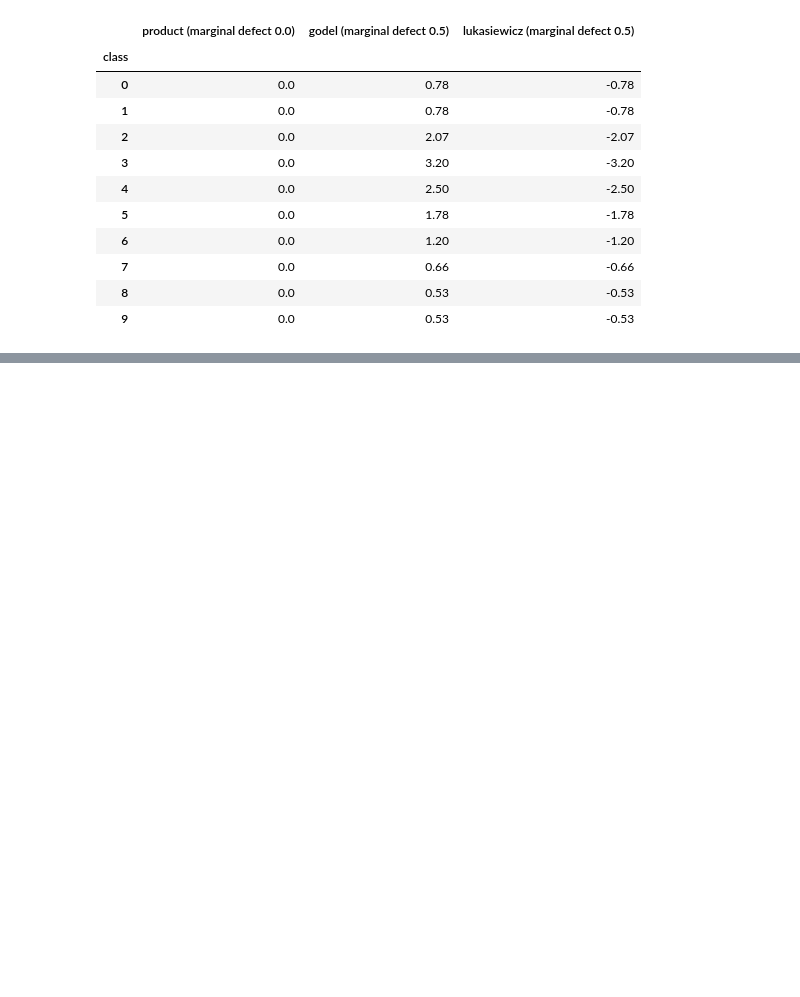
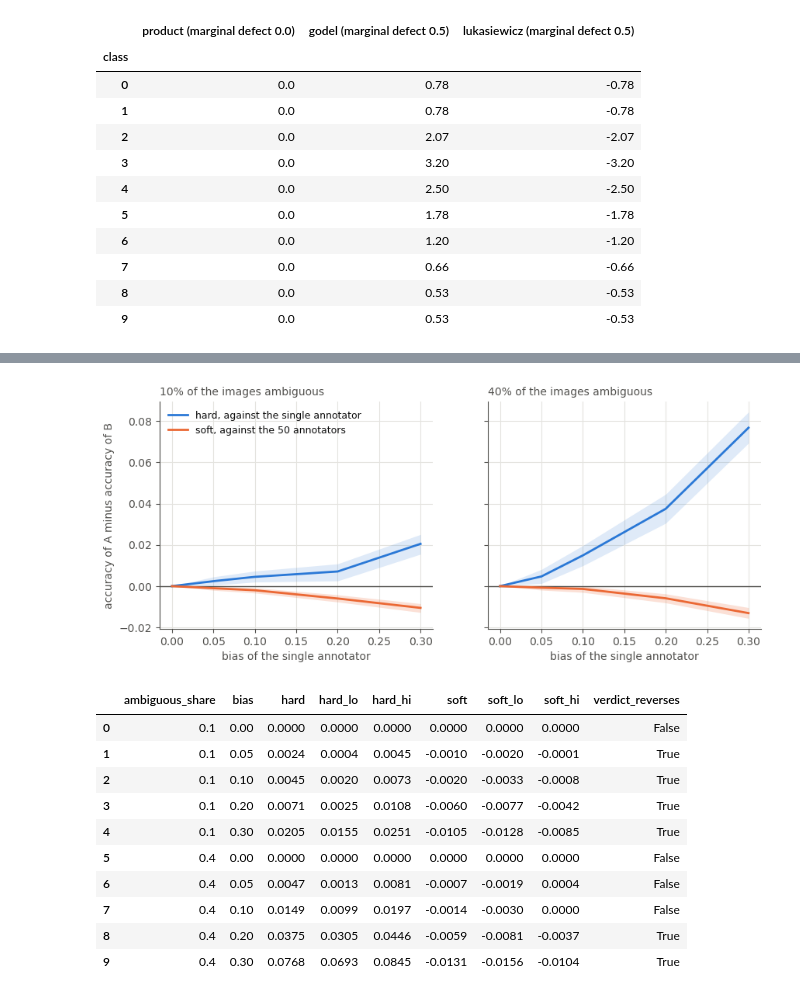
Before and after one commit to rcprati/aggmetrics, a Jupyter notebook: examples/notebooks/08_soft_labels.ipynb, the cells around one changed output, grey strips where cells are left out. Cells and saved outputs as stored; diff of their text form; code cells hidden in the pictures; blank space fills up the shorter version.

```diff
--- a/examples/notebooks/08_soft_labels.ipynb
+++ b/examples/notebooks/08_soft_labels.ipynb
@@ -251,0 +360,39 @@ positives implied by the cells (true positives + false negatives) against the an
+# %%
+biases = [0.0, 0.05, 0.1, 0.2, 0.3]
+sweep_rows = []
+for share in (0.1, 0.4):
+    for b in biases:
+        d_h, d_s, _ = compare(simulate(ambiguous_share=share, bias=b))
+        (hl, hh), (sl, sh) = bootstrap_ci(d_h, B=500), bootstrap_ci(d_s, B=500)
+        sweep_rows.append(dict(ambiguous_share=share, bias=b, hard=d_h.mean(), hard_lo=hl, hard_hi=hh,
+                               soft=d_s.mean(), soft_lo=sl, soft_hi=sh))
+sweep = pd.DataFrame(sweep_rows)
+sweep["verdict_reverses"] = (sweep.hard_lo > 0) & (sweep.soft_hi < 0)
+
+fig, axes = plt.subplots(1, 2, figsize=(10, 3.8), sharey=True)
+for ax, share in zip(axes, (0.1, 0.4)):
+    part = sweep[sweep.ambiguous_share == share]
+    ax.axhline(0, color=INK2, linewidth=1)
+    ax.plot(part.bias, part.hard, color=BLUE, label="hard, against the single annotator")
+    ax.fill_between(part.bias, part.hard_lo, part.hard_hi, color=BLUE, alpha=0.15, linewidth=0)
+    ax.plot(part.bias, part.soft, color=ORANGE, label="soft, against the 50 annotators")
+    ax.fill_between(part.bias, part.soft_lo, part.soft_hi, color=ORANGE, alpha=0.2, linewidth=0)
+    ax.set_title(f"{int(100 * share)}% of the images ambiguous", loc="left", fontsize=10, color=INK2)
+    ax.set_xlabel("bias of the single annotator")
+axes[0].set_ylabel("accuracy of A minus accuracy of B")
+axes[0].legend(frameon=False, loc="upper left", fontsize=9)
+plt.show()
+sweep.round(4)
+# %% [output]
+[figure, added]
+|  | ambiguous_share | bias | hard | hard_lo | hard_hi | soft | soft_lo | soft_hi | verdict_reverses |
+| 0 | 0.1 | 0.00 | 0.0000 | 0.0000 | 0.0000 | 0.0000 | 0.0000 | 0.0000 | False |
+| 1 | 0.1 | 0.05 | 0.0024 | 0.0004 | 0.0045 | -0.0010 | -0.0020 | -0.0001 | True |
+| 2 | 0.1 | 0.10 | 0.0045 | 0.0020 | 0.0073 | -0.0020 | -0.0033 | -0.0008 | True |
+| 3 | 0.1 | 0.20 | 0.0071 | 0.0025 | 0.0108 | -0.0060 | -0.0077 | -0.0042 | True |
+| 4 | 0.1 | 0.30 | 0.0205 | 0.0155 | 0.0251 | -0.0105 | -0.0128 | -0.0085 | True |
+| 5 | 0.4 | 0.00 | 0.0000 | 0.0000 | 0.0000 | 0.0000 | 0.0000 | 0.0000 | False |
+| 6 | 0.4 | 0.05 | 0.0047 | 0.0013 | 0.0081 | -0.0007 | -0.0019 | 0.0004 | False |
+| 7 | 0.4 | 0.10 | 0.0149 | 0.0099 | 0.0197 | -0.0014 | -0.0030 | 0.0000 | False |
+| 8 | 0.4 | 0.20 | 0.0375 | 0.0305 | 0.0446 | -0.0059 | -0.0081 | -0.0037 | True |
+| 9 | 0.4 | 0.30 | 0.0768 | 0.0693 | 0.0845 | -0.0131 | -0.0156 | -0.0104 | True |
```
Also changed, not shown: parts of 8 cells of this notebook, 2 other files.
